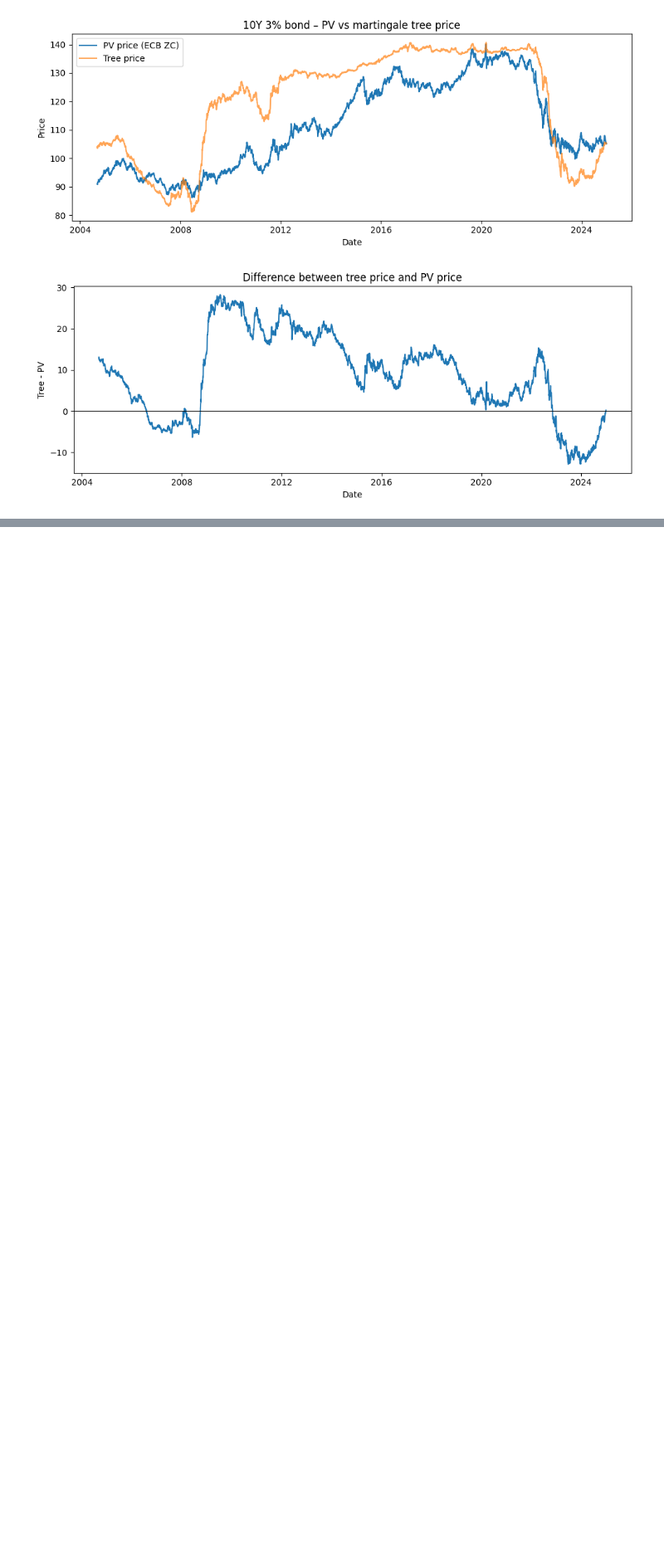
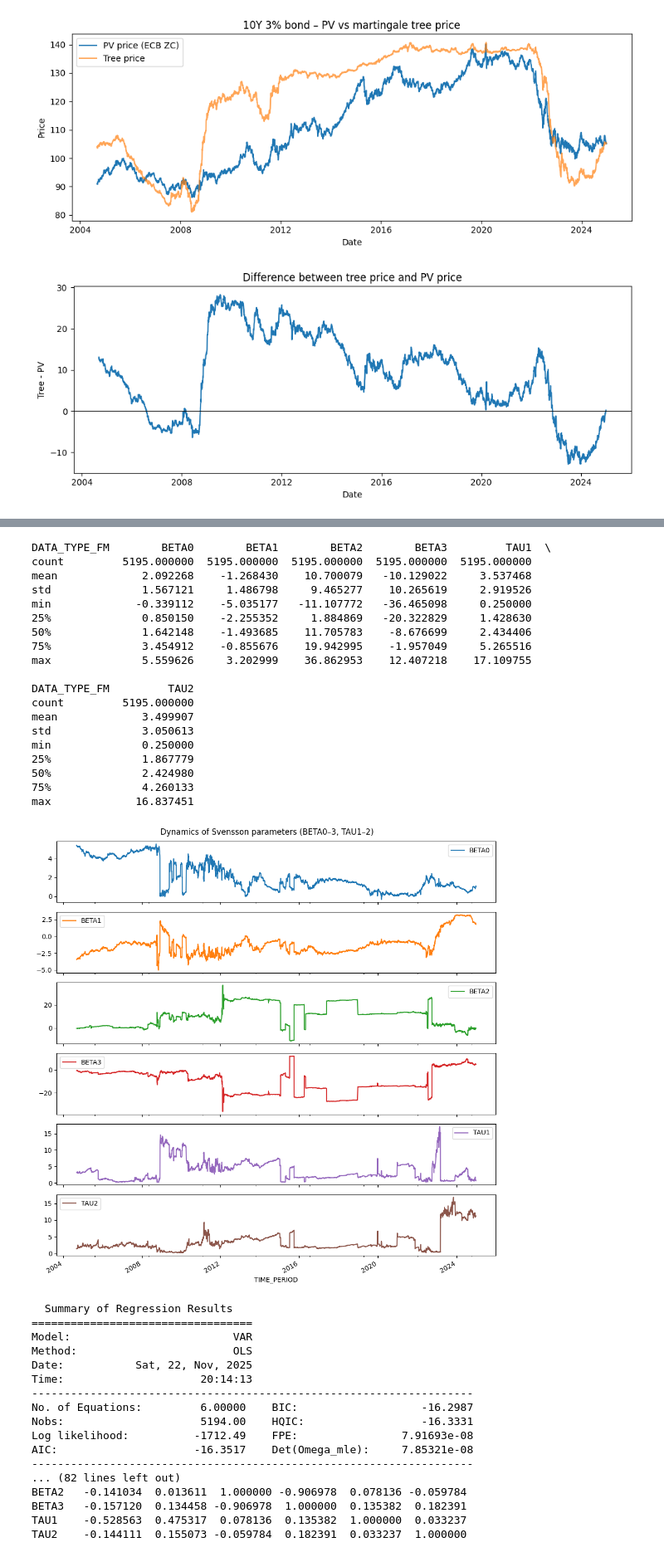
Before and after one commit to emschutt/Asset-Pricing, a Jupyter notebook: AP_v1.ipynb, the cells around one changed output, grey strips where cells are left out. Shown at 83% size. Saved outputs shown, nothing was run; the diff lists cells and outputs as text; code cells hidden in the pictures; blank space fills up the shorter version.

```diff
--- a/AP_v1.ipynb
+++ b/AP_v1.ipynb
@@ -546,0 +503,64 @@ Curvature    0.573394  0.444240   1.000000
+# %%
+
+from statsmodels.tsa.api import VAR
+
+# Build factor matrix from Svensson parameters
+# yc_params already has columns ["BETA0","BETA1","BETA2","BETA3","TAU1","TAU2"]
+factors = yc_params[["BETA0", "BETA1", "BETA2", "BETA3", "TAU1", "TAU2"]].astype(float)
+
+# Drop any rows with missing values
+factors = factors.dropna()
+
+print(factors.describe())
+
+# Plot Svensson parameters over time
+factors.plot(subplots=True, figsize=(10, 10), sharex=True)
+plt.suptitle("Dynamics of Svensson parameters (BETA0–3, TAU1–2)")
+plt.tight_layout()
+plt.show()
+
+# VAR(1) on Svensson parameters
+# Optionally demean
+factors_var = factors - factors.mean()
+
+model = VAR(factors_var)
+var_res = model.fit(maxlags=1)   # VAR(1)
+print(var_res.summary())
+# %% [output]
+DATA_TYPE_FM        BETA0        BETA1        BETA2        BETA3         TAU1  \
+count         5195.000000  5195.000000  5195.000000  5195.000000  5195.000000
+mean             2.092268    -1.268430    10.700079   -10.129022     3.537468
+std              1.567121     1.486798     9.465277    10.265619     2.919526
+min             -0.339112    -5.035177   -11.107772   -36.465098     0.250000
+25%              0.850150    -2.255352     1.884869   -20.322829     1.428630
+50%              1.642148    -1.493685    11.705783    -8.676699     2.434406
+75%              3.454912    -0.855676    19.942995    -1.957049     5.265516
+max              5.559626     3.202999    36.862953    12.407218    17.109755
+
+DATA_TYPE_FM         TAU2
+count         5195.000000
+mean             3.499907
+std              3.050613
+min              0.250000
+25%              1.867779
+50%              2.424980
+75%              4.260133
+max             16.837451
+[figure, added]
+  Summary of Regression Results
+==================================
+Model:                         VAR
+Method:                        OLS
+Date:           Sat, 22, Nov, 2025
+Time:                     20:14:13
+--------------------------------------------------------------------
+No. of Equations:         6.00000    BIC:                   -16.2987
+Nobs:                     5194.00    HQIC:                  -16.3331
+Log likelihood:          -1712.49    FPE:                7.91693e-08
+AIC:                     -16.3517    Det(Omega_mle):     7.85321e-08
+--------------------------------------------------------------------
+... (82 lines left out)
+BETA2   -0.141034  0.013611  1.000000 -0.906978  0.078136 -0.059784
+BETA3   -0.157120  0.134458 -0.906978  1.000000  0.135382  0.182391
+TAU1    -0.528563  0.475317  0.078136  0.135382  1.000000  0.033237
+TAU2    -0.144111  0.155073 -0.059784  0.182391  0.033237  1.000000
```
Also changed, not shown: parts of 7 cells of this notebook, 1 other file.
